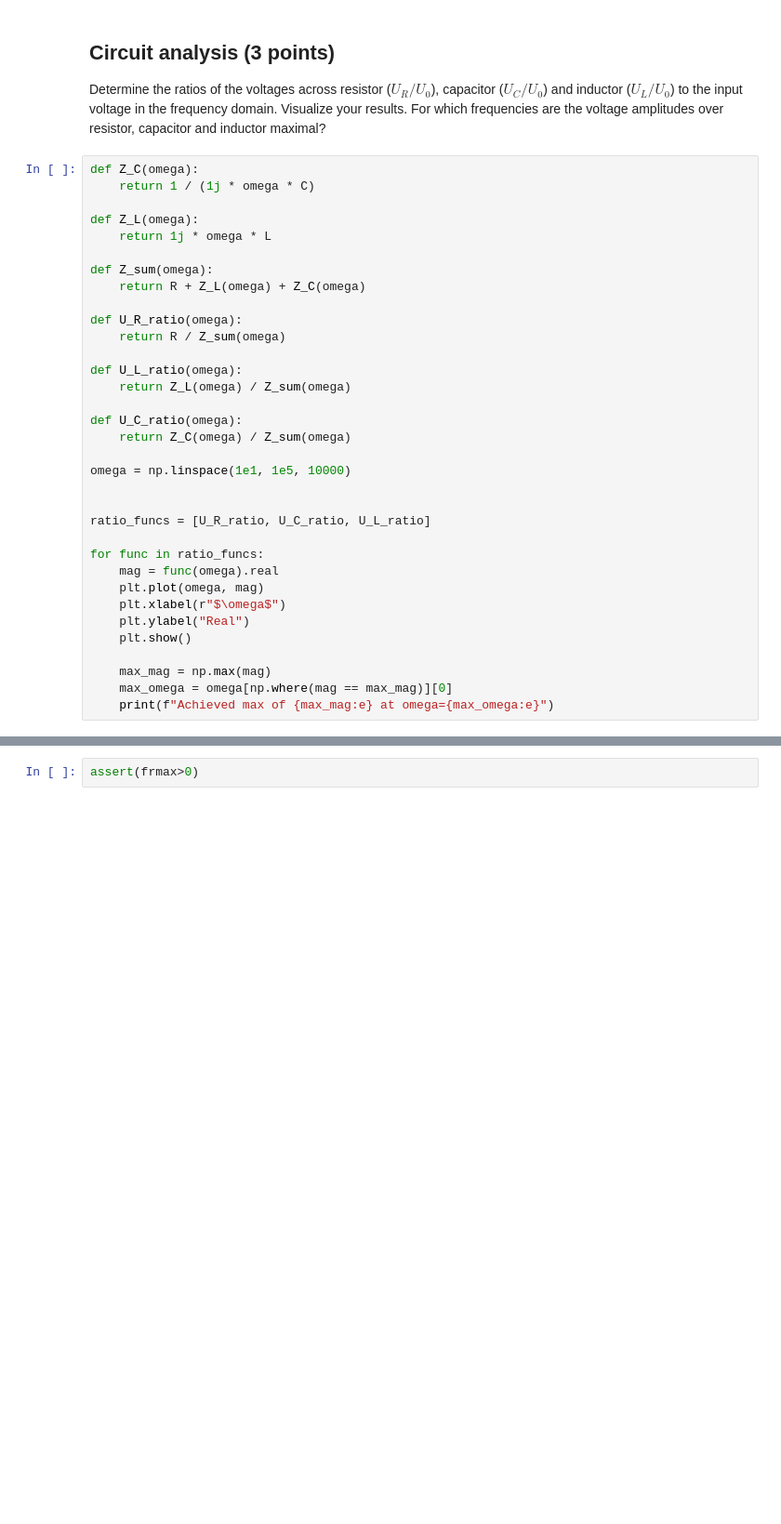
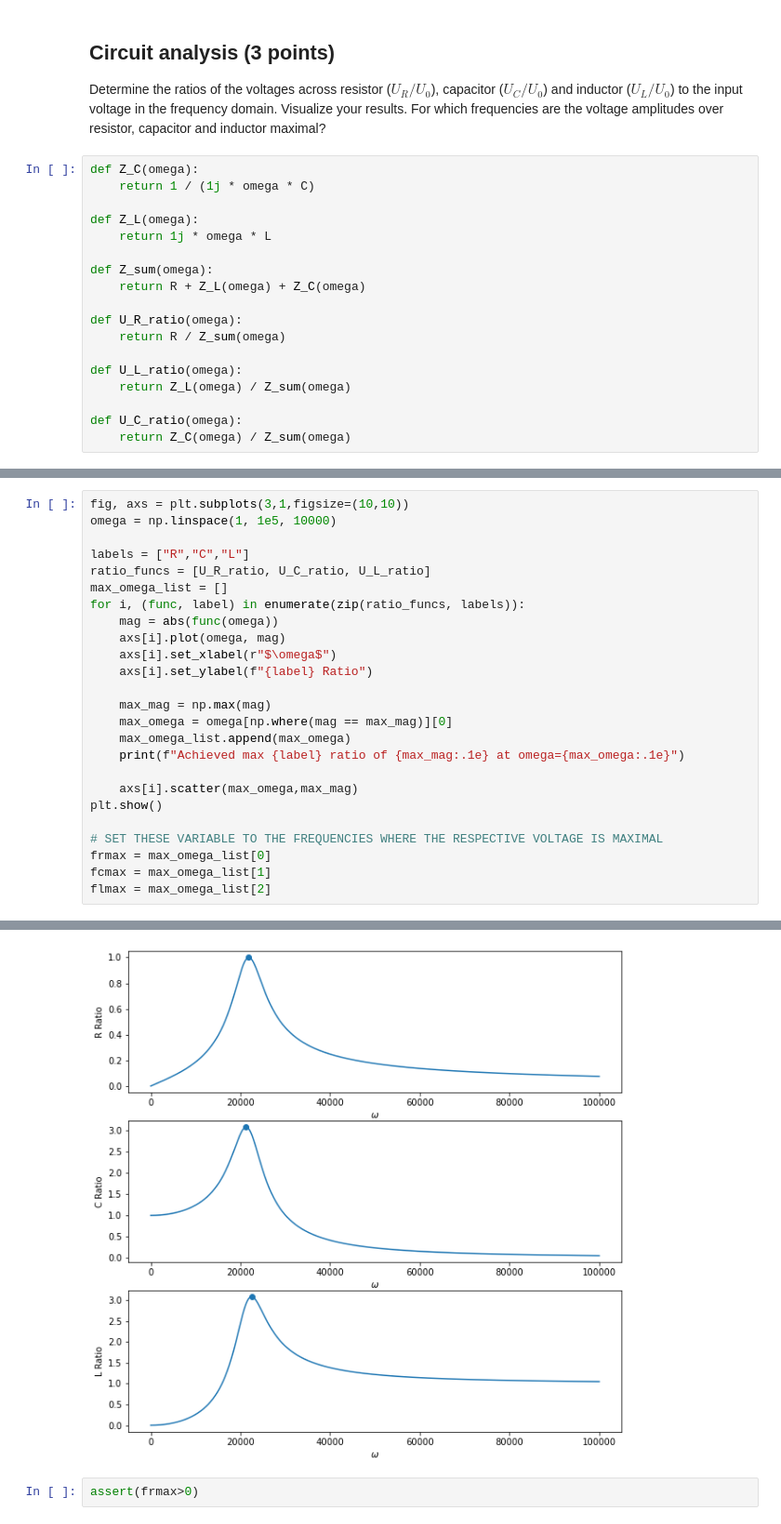
Before and after one commit to codecalec/ComputationalPhysics, a Jupyter notebook: assignments/tut2/tut2-q1-lrc.ipynb, the cells around one changed output, grey strips where cells are left out. Shown at 93% size. Cells and saved outputs as stored; diff of their text form; blank space fills up the shorter version.

```diff
--- a/assignments/tut2/tut2-q1-lrc.ipynb
+++ b/assignments/tut2/tut2-q1-lrc.ipynb
@@ -120,19 +134,3 @@ def U_L_ratio(omega):
 
 def U_C_ratio(omega):
     return Z_C(omega) / Z_sum(omega)
-
-omega = np.linspace(1e1, 1e5, 10000)
-
-
-ratio_funcs = [U_R_ratio, U_C_ratio, U_L_ratio]
-
-for func in ratio_funcs:
-    mag = func(omega).real
-    plt.plot(omega, mag)
-    plt.xlabel(r"$\omega$")
-    plt.ylabel("Real")
-    plt.show()
-
-    max_mag = np.max(mag)
-    max_omega = omega[np.where(mag == max_mag)][0]
-    print(f"Achieved max of {max_mag:e} at omega={max_omega:e}")
@@ -155,0 +137,26 @@ NotImplementedError:
+# %%
+fig, axs = plt.subplots(3,1,figsize=(10,10))
+omega = np.linspace(1, 1e5, 10000)
+
+labels = ["R","C","L"]
+ratio_funcs = [U_R_ratio, U_C_ratio, U_L_ratio]
+max_omega_list = []
+for i, (func, label) in enumerate(zip(ratio_funcs, labels)):
+    mag = abs(func(omega))
+    axs[i].plot(omega, mag)
+    axs[i].set_xlabel(r"$\omega$")
+    axs[i].set_ylabel(f"{label} Ratio")
+
+    max_mag = np.max(mag)
+    max_omega = omega[np.where(mag == max_mag)][0]
+    max_omega_list.append(max_omega)
+    print(f"Achieved max {label} ratio of {max_mag:.1e} at omega={max_omega:.1e}")
+
+    axs[i].scatter(max_omega,max_mag)
+plt.show()
+
+# SET THESE VARIABLE TO THE FREQUENCIES WHERE THE RESPECTIVE VOLTAGE IS MAXIMAL
+frmax = max_omega_list[0]
+fcmax = max_omega_list[1]
+flmax = max_omega_list[2]
+# %% [output]
@@ -156,3 +166,4 @@ NotImplementedError:
+[figure, added]
 # %%
 assert(frmax>0)
 # %%
```
Also changed, not shown: parts of 15 cells of this notebook.
